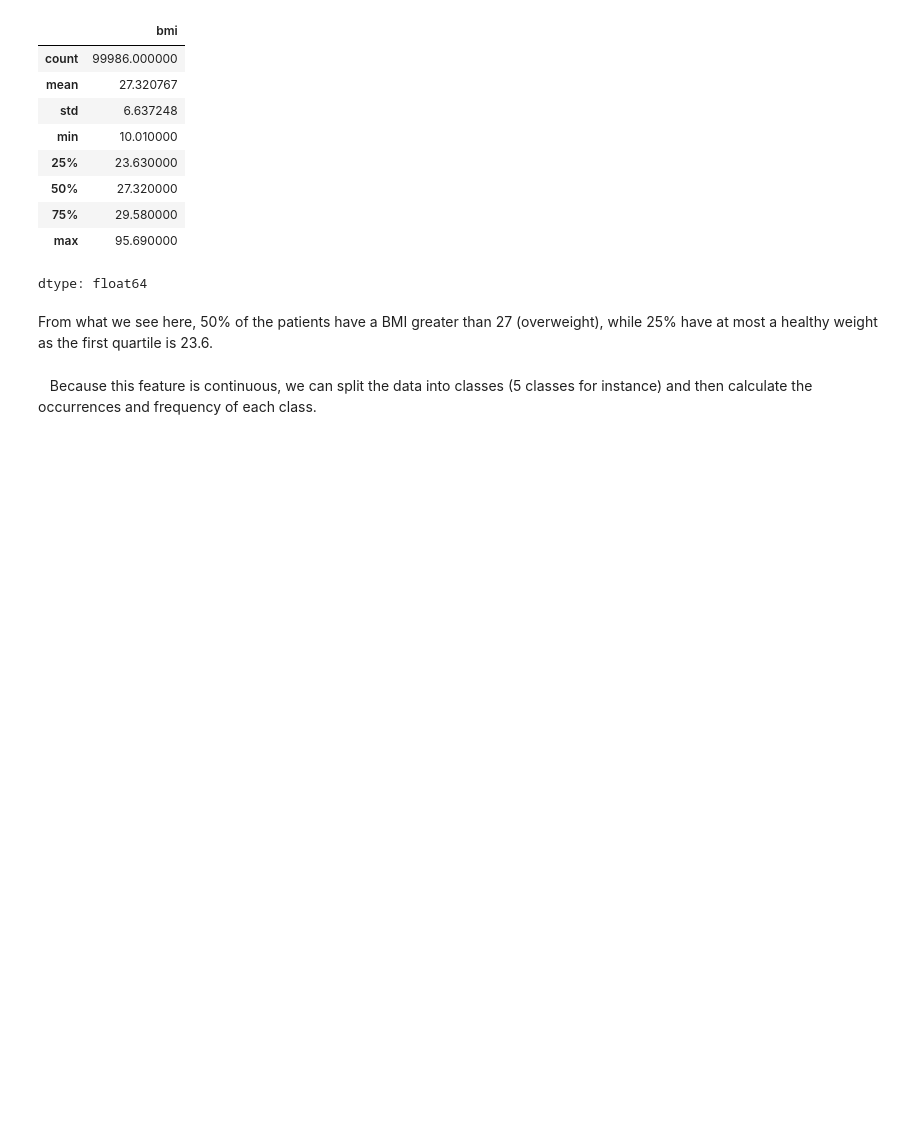
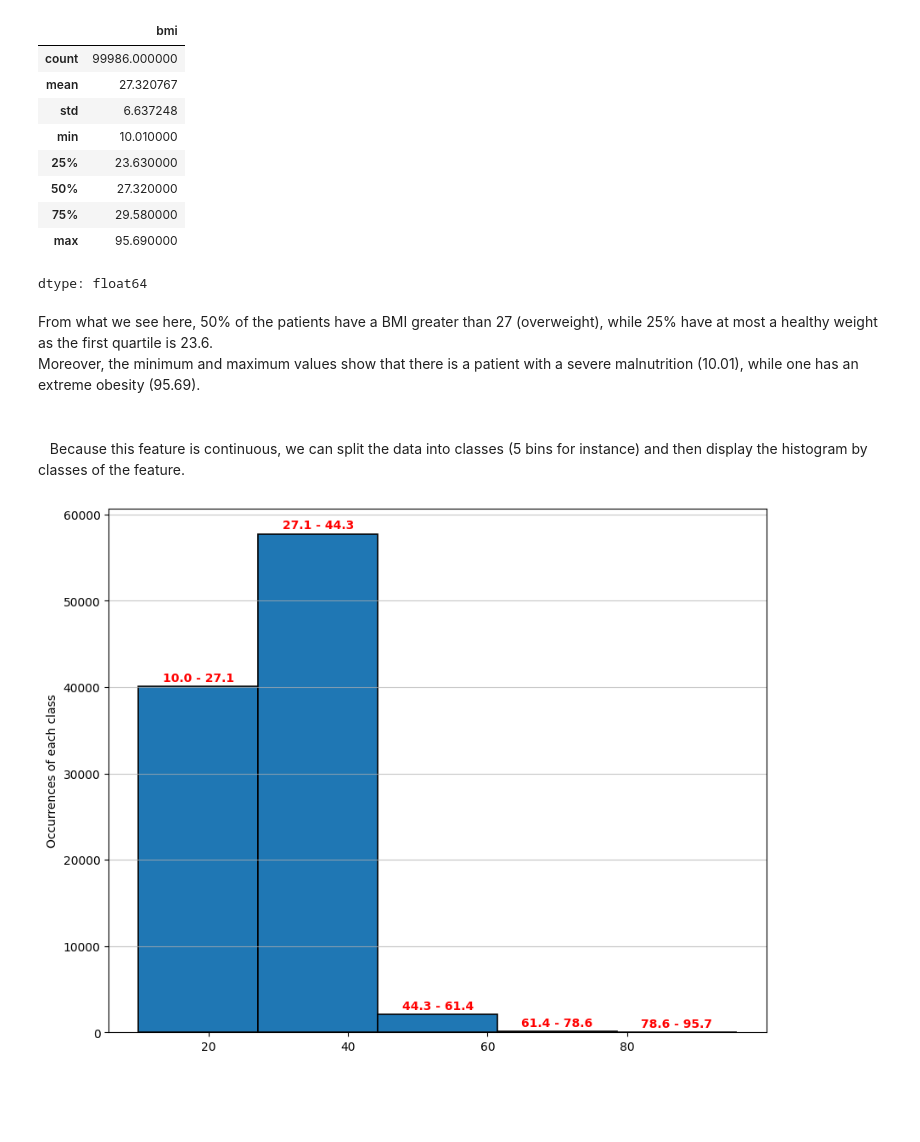
Before and after one commit to RefaelAharouni/Project_Machine_Learning_Refael_Venkatsai_Norbert_William, a Jupyter notebook: Project_Machine_Learning_Refael_Venkatsai_Norbert_William.ipynb, the cells around one changed output. Cells and saved outputs as stored; diff of their text form; code cells hidden in the pictures; blank space fills up the shorter version.

```diff
--- a/Project_Machine_Learning_Refael_Venkatsai_Norbert_William.ipynb
+++ b/Project_Machine_Learning_Refael_Venkatsai_Norbert_William.ipynb
@@ -300,8 +300,23 @@ data["bmi"].describe()
 dtype: float64
 # %% [markdown]
 From what we see here, 50% of the patients have a BMI greater than 27 (overweight), while 25% have at most a healthy weight as the first quartile is 23.6.
+<br>Moreover, the minimum and maximum values show that there is a patient with a severe malnutrition (10.01), while one has an extreme obesity (95.69).
 # %% [markdown]
-&nbsp;&nbsp;&nbsp;Because this feature is continuous, we can split the data into classes (5 classes for instance) and then calculate the occurrences and frequency of each class.
+<br>&nbsp;&nbsp;&nbsp;Because this feature is continuous, we can split the data into classes (5 bins for instance) and then display the histogram by classes of the feature.
+# %%
+plt.figure(figsize = (10, 8))
+valuecounts, bins, _ = plt.hist(data["bmi"], bins = 5, edgecolor = "black", linewidth = 1.2)
+labels = [f"{round(bins[i], 1)} - {round(bins[i+1], 1)}" for i in range(len(bins) - 1)]
+centeredLabels = [(bins[i+1] + bins[i])/2 for i in range(len(bins) - 1)]
+
+for i, j, k in zip(centeredLabels, labels, valuecounts):
+  plt.text(i, k + max(valuecounts)/100, j, ha = "center", color = "red", fontweight = "bold")
+plt.xlabel("BMI")
+plt.ylabel("Occurrences of each class")
+plt.grid(axis='y', linestyle='-', alpha=0.7)
+plt.show()
+# %% [output]
+[figure, added]
 # %% [markdown]
 <br><br>
 # %% [markdown]
```
Also changed, not shown: parts of 9 cells of this notebook.
